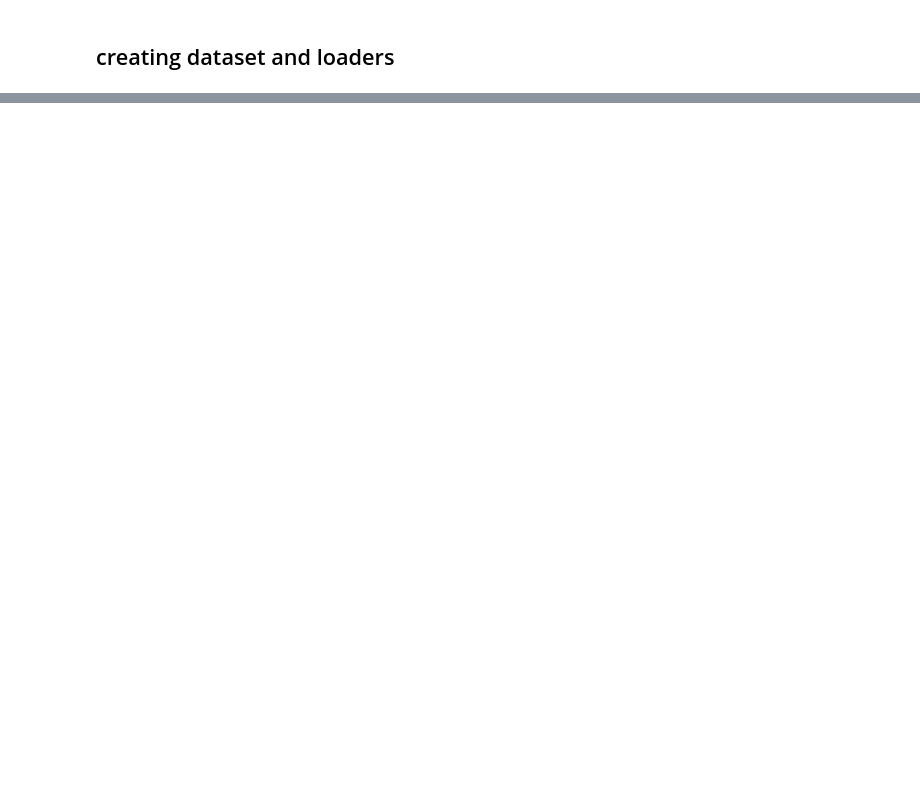
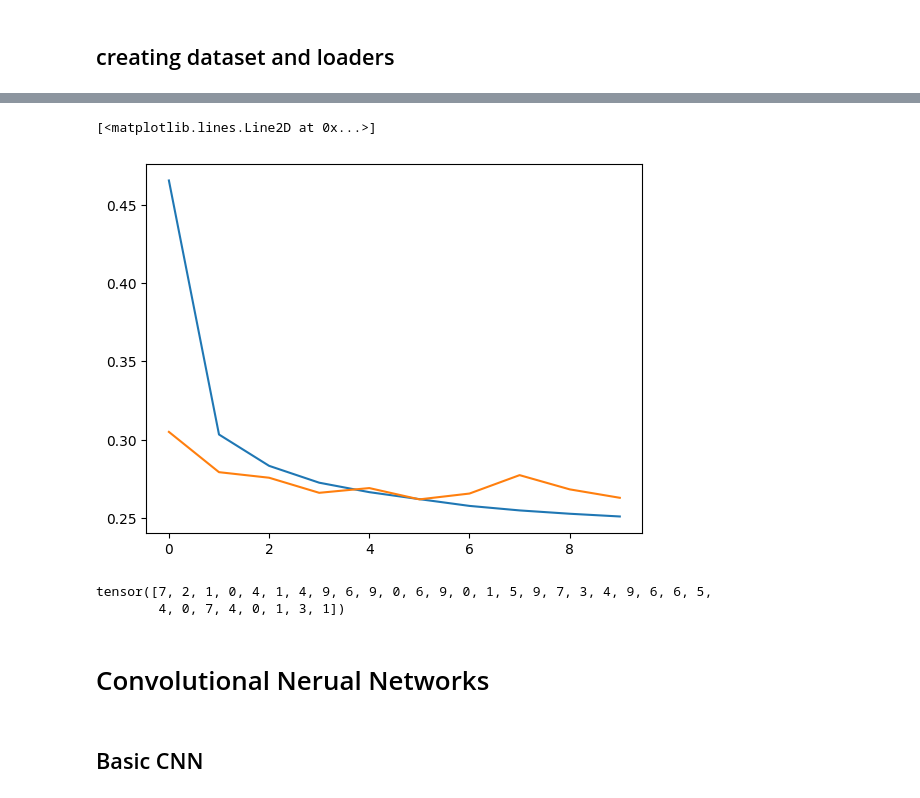
Before and after one commit to brunombatinica/cv_demos, a Jupyter notebook: notebooks/mnist_demo.ipynb, the cells around one changed output, grey strips where cells are left out. Saved outputs shown, nothing was run; the diff lists cells and outputs as text; code cells hidden in the pictures; blank space fills up the shorter version.

```diff
--- a/notebooks/mnist_demo.ipynb
+++ b/notebooks/mnist_demo.ipynb
@@ -84,0 +203,10 @@ Define the CNN networks - 1x basic CNN i based on efficient net
+# %%
+# Multilayer Perceptron
+class MLP(nn.Module):
+    def __init__(self):
+        super(MLP, self).__init__()
+        self.fc1 = nn.Linear(28*28, 10)
+
+    def forward(self, x):
+        x = self.fc1(x)
+        return x
@@ -84,0 +217,30 @@ Define the CNN networks - 1x basic CNN i based on efficient net
+# %%
+mlp_model = MLP().
+optimizer = optim.Adam(mlp_model.parameters(), lr=0.001)
+loss_fn = nn.CrossEntropyLoss()
+
+train_losses = []
+val_losses = []
+
+for epoch in range(10):
+    # training loop
+    train_loss = []
+    for batch_x, batch_y in flat_train_dataloader:
+        optimizer.zero_grad()
+        output = mlp_model(batch_x)
+        loss = loss_fn(output, batch_y)
+        loss.backward()
+        optimizer.step()
+        train_loss.append(loss.item())
+    train_losses.append(train_loss)
+
+    # validation loop
+    with torch.no_grad():
+        val_loss = []
+        for batch_x, batch_y in flat_test_dataloader:
+            output = mlp_model(batch_x)
+            loss = loss_fn(output, batch_y)
+            val_loss.append(loss.item())
+        val_losses.append(val_loss)
+
+        print(f"Epoch {epoch} loss: {np.mean(val_loss)}")
@@ -84,0 +258,12 @@ Define the CNN networks - 1x basic CNN i based on efficient net
+# %%
+plt.plot(np.array(train_losses).mean(axis = 1))
+plt.plot(np.array(val_losses).mean(axis = 1))
+# %% [output]
+[<matplotlib.lines.Line2D at 0x...>]
+[figure, added]
+# %%
+test = next(iter(flat_test_dataloader))[0]
+mlp_model(test).argmax(dim=1)
+# %% [output]
+tensor([7, 2, 1, 0, 4, 1, 4, 9, 6, 9, 0, 6, 9, 0, 1, 5, 9, 7, 3, 4, 9, 6, 6, 5,
+        4, 0, 7, 4, 0, 1, 3, 1])
@@ -84,0 +278,4 @@ Define the CNN networks - 1x basic CNN i based on efficient net
+# %% [markdown]
+# Convolutional Nerual Networks
+# %% [markdown]
+## Basic CNN
```
Also changed, not shown: parts of 21 cells of this notebook, 8 other files.
